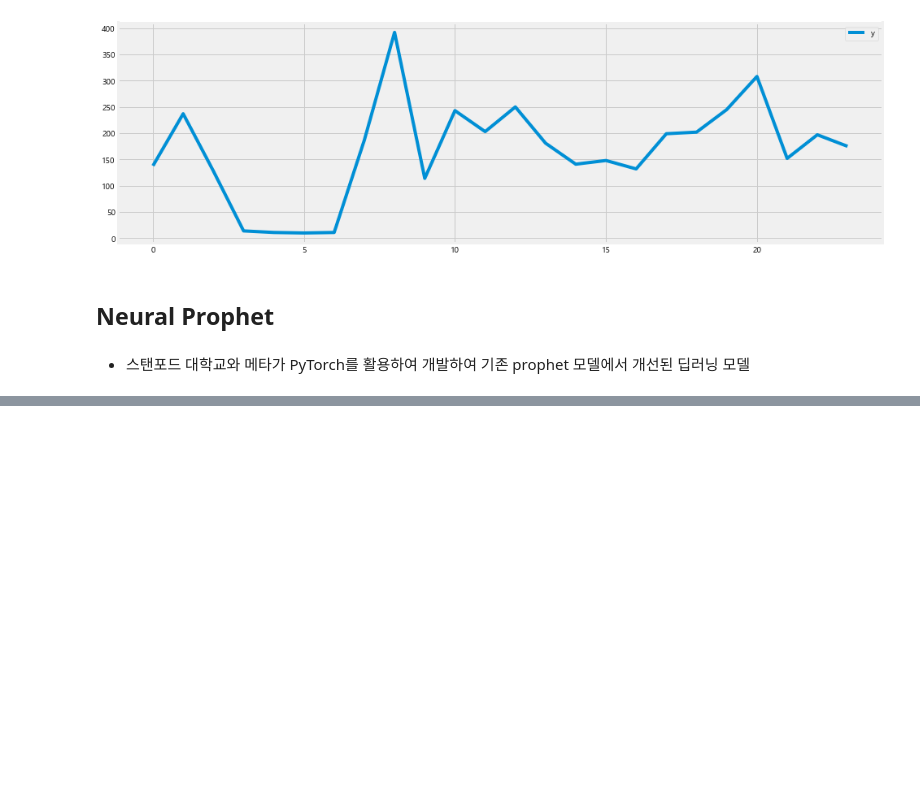
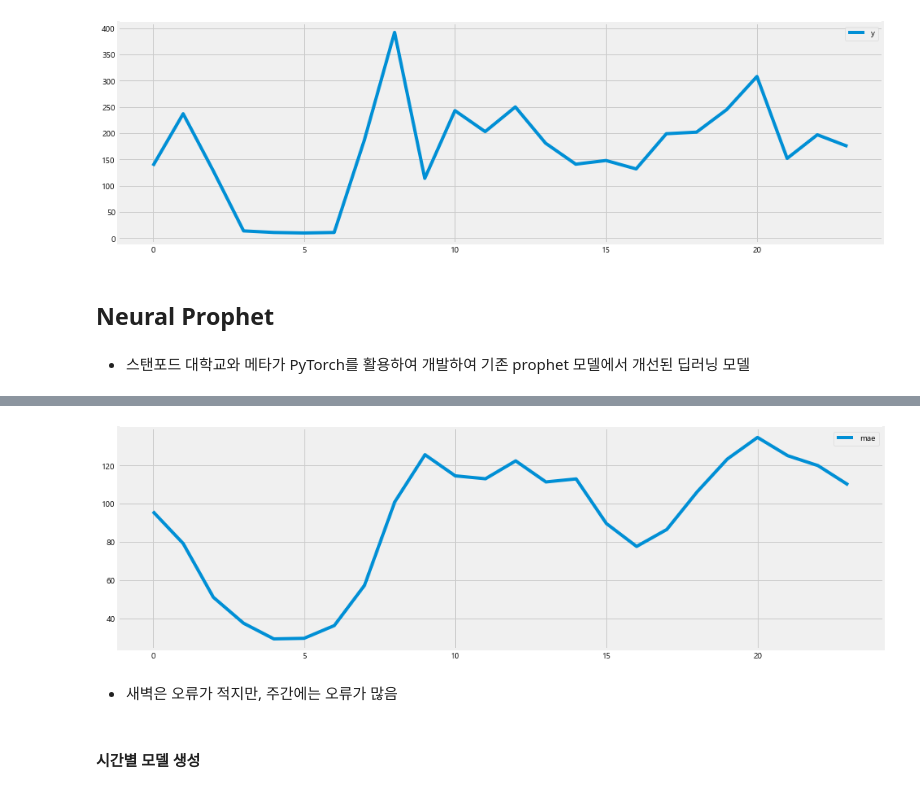
Before and after one commit to Sungjeonghyun/K-water_AI_Competition, a Jupyter notebook: Task 1_NeuralProphet.ipynb, the cells around one changed output, grey strips where cells are left out. Cells and saved outputs as stored; diff of their text form; code cells hidden in the pictures; blank space fills up the shorter version.

```diff
--- a/Task 1_NeuralProphet.ipynb
+++ b/Task 1_NeuralProphet.ipynb
@@ -387,0 +474,10 @@ fig_param = m.plot_parameters()
+# %%
+rcParams['figure.figsize'] = 15, 5
+pd.DataFrame({'mae':best_mae_per_hour}).set_index(np.arange(0,24)).plot()
+plt.show()
+# %% [output]
+[figure, added]
+# %% [markdown]
+* 새벽은 오류가 적지만, 주간에는 오류가 많음
+# %% [markdown]
+#### 시간별 모델 생성
```
Also changed, not shown: parts of 22 cells of this notebook, 1 other file.
